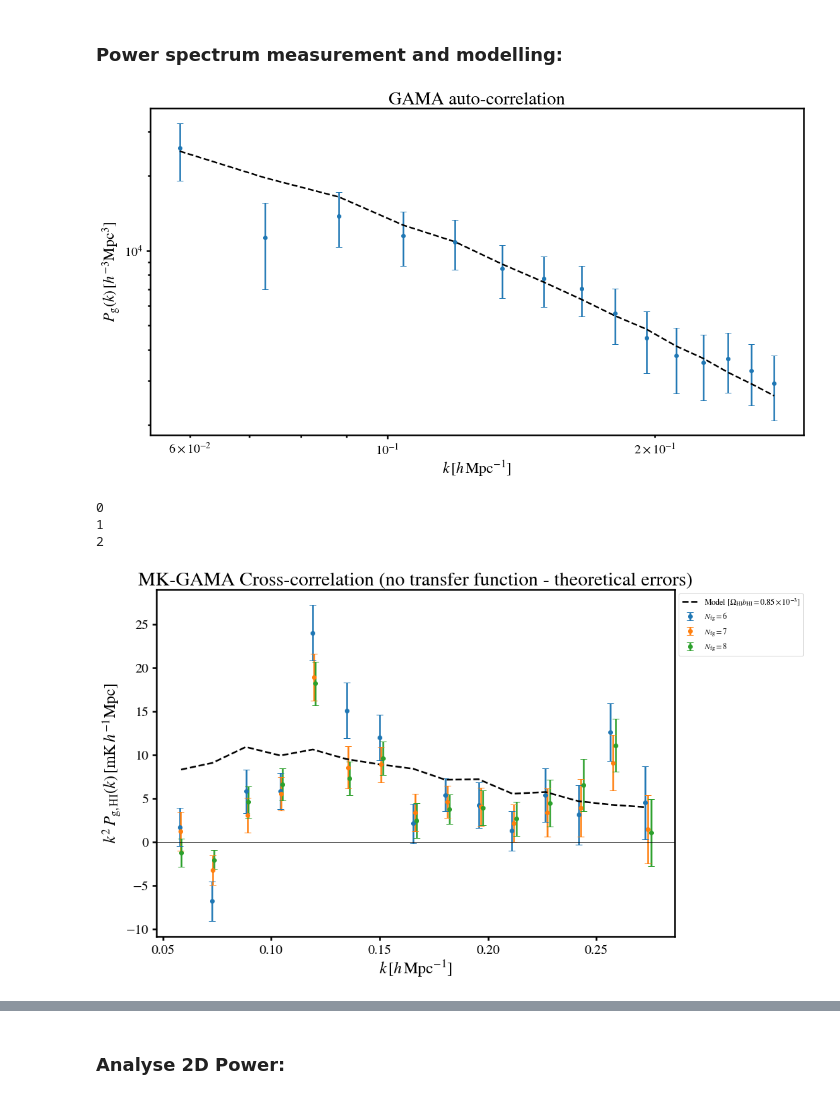
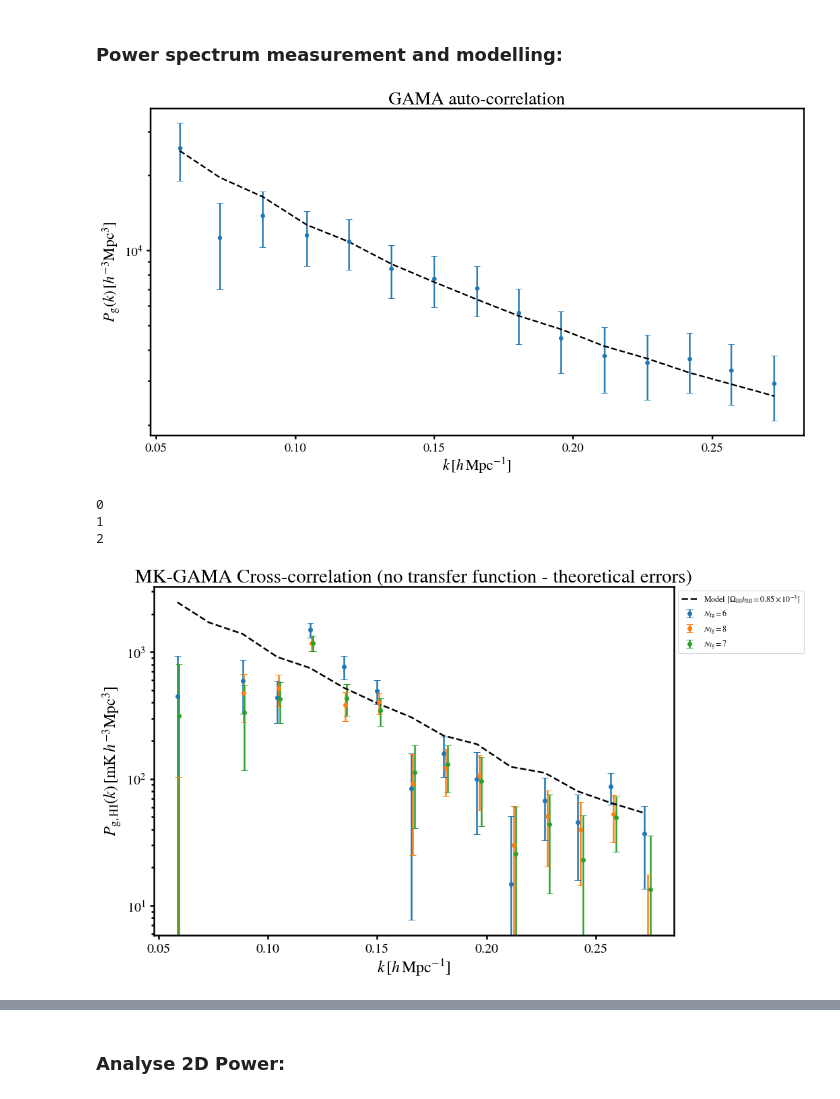
Before and after one commit to meerklass/meerpower, a Jupyter notebook: 2021Lband/gama/gama_cross.ipynb, the cells around one changed output, grey strips where cells are left out. Drawn from its saved outputs; the diff is of its cells as text; code cells hidden in the pictures.

```diff
--- a/2021Lband/gama/gama_cross.ipynb
+++ b/2021Lband/gama/gama_cross.ipynb
@@ -190,6 +190,11 @@ import model
 nkbin = 15
 kmin,kmax = 0.05,0.28
 kbins = np.linspace(kmin,kmax,nkbin+1) # k-bin edges [using linear binning]
+kcuts = None
+#kcuts = [None,0.01,0.2,None] #[kperpmin,kparamin,kperpmax,kparamax] (exclude areas of k-space from spherical average)
+# Chose factorisation of P(k) in plotting:
+norm = np.ones(nkbin)
+#norm = k**2
 
 ### GAMA Auto-power (use to constrain bias):
 Pk_g,k,nmodes = power.Pk(n_g_rg,n_g_rg,dims_rg,kbins,corrtype='Galauto',w1=w_g_rg,w2=w_g_rg,W1=W01_g_rg,W2=W01_g_rg)
@@ -199,7 +204,7 @@ pkmod,k = model.PkMod(Pmod,dims_rg,kbins,b_g,b_g,f,sig_v,Tbar1=1,Tbar2=1,r=1,R_b
 sig_g = 1/np.sqrt(nmodes)*(Pk_g+P_SN)
 plt.errorbar(k,Pk_g,sig_g,ls='none',marker='o')
 plt.plot(k,pkmod,color='black',ls='--',label=r'Model [$\Omega_{\rm HI}b_{\rm HI} = %s \times 10^{-3}]$'%np.round(OmegaHI*b_HI*1e3,2))
-plt.loglog()
+plt.yscale('log')
 plt.title('GAMA auto-correlation')
 plt.xlabel(r'$k\,[h\,{\rm Mpc}^{-1}]$')
 plt.ylabel(r'$P_{\rm g}(k)\,[h^{-3}{\rm Mpc}^{3}]$')
@@ -207,7 +212,8 @@ plt.axhline(0,lw=0.8,color='black')
 plt.show()
 
 ### Foreground clean and measure cross power spectra:
-N_fgs = [6,7,8]
+#N_fgs = [7]
+N_fgs = [6,8,7]
 colors = ['tab:blue', 'tab:orange', 'tab:green', 'tab:red', 'tab:purple', 'tab:brown', 'tab:pink', 'tab:gray']
 for i in range(len(N_fgs)):
     print(i)
@@ -224,38 +230,34 @@ for i in range(len(N_fgs)):
 
     # Multiply tapering window by all cleaned map:
     MKmap_clean_rg = taper_HI*MKmap_clean_rg
 
     # Measure and plot power spectrum:
-    kcuts = [None,0.01,0.2,None] #[kperpmin,kparamin,kperpmax,kparamax] (exclude areas of k-space from spherical average)
-    norm = np.ones(nkbin)
-    norm = k**2
     Pk_HI,k,nmodes = power.Pk(MKmap_clean_rg,MKmap_clean_rg,dims_rg,kbins,corrtype='HIauto',w1=w_HI_rg,w2=w_HI_rg,W1=W01_HI_rg,W2=W01_HI_rg,kcuts=kcuts)
     Pk_X,k,nmodes = power.Pk(MKmap_clean_rg,n_g_rg,dims_rg,kbins,corrtype='Cross',w1=w_HI_rg,w2=W01_g_rg,W1=W01_HI_rg,W2=W01_g_rg,kcuts=kcuts)
     sig_err = 1/np.sqrt(2*nmodes) * np.sqrt( Pk_X**2 + Pk_HI*( Pk_g + P_SN ) ) # Error estimate
     plt.errorbar(k+(k/200*i),norm*Pk_X,norm*sig_err,label=r'$N_{\rm fg}=%s$'%N_fgs[i],ls='none',marker='o',color=colors[i])
 
 # Model power spectrum:
 dpix = 0.3
 d_c = cosmo.d_com(HItools.Freq2Red(np.min(nu)))
 s_pix = d_c * np.radians(dpix)
 s_para = np.mean( cosmo.d_com(HItools.Freq2Red(nu[:-1])) - cosmo.d_com(HItools.Freq2Red(nu[1:])) )
 pkmod,k = model.PkMod(Pmod,dims_rg,kbins,b_HI,b_g,f,sig_v,Tbar1=Tbar,Tbar2=1,r=1,R_beam1=R_beam,R_beam2=0,w1=W01_HI_rg,w2=W01_g_rg,W1=W01_HI_rg,W2=W01_g_rg,s_pix=s_pix,s_para=s_para,interpkbins=True,MatterRSDs=False,gridinterp=True)[0:2]
 plt.plot(k,norm*pkmod,color='black',ls='--',label=r'Model [$\Omega_{\rm HI}b_{\rm HI} = %s \times 10^{-3}]$'%np.round(OmegaHI*b_HI*1e3,2))
 
-if norm[0]==1.0: plt.loglog()
+if norm[0]==1.0: plt.yscale('log')
 plt.legend(fontsize=12,loc='upper left',bbox_to_anchor=[1,1])
-#plt.title('Null Test (shuffled GAMA redshifts) MeerKAT 2021 x GAMA (no TF)')
 plt.xlabel(r'$k\,[h\,{\rm Mpc}^{-1}]$')
 if norm[0]==1.0: plt.ylabel(r'$P_{\rm g,HI}(k)\,[{\rm mK}\,h^{-3}{\rm Mpc}^{3}]$')
 else: plt.ylabel(r'$k^2\,P_{\rm g,HI}(k)\,[{\rm mK}\,h^{-1}{\rm Mpc}]$')
 plt.axhline(0,lw=0.8,color='black')
 plt.subplots_adjust(right=0.75)
+#plt.title('Null Test (shuffled GAMA redshifts) MeerKAT 2021 x GAMA (no TF)')
 plt.title('MK-GAMA Cross-correlation (no transfer function - theoretical errors)')
 plt.show()
-exit()
 # %% [output]
-[figure, old version]
+[figure, new version]
 0
 1
 2
-[figure, old version]
+[figure, new version]
```
Also changed, not shown: parts of 3 cells of this notebook, 1 other file.
